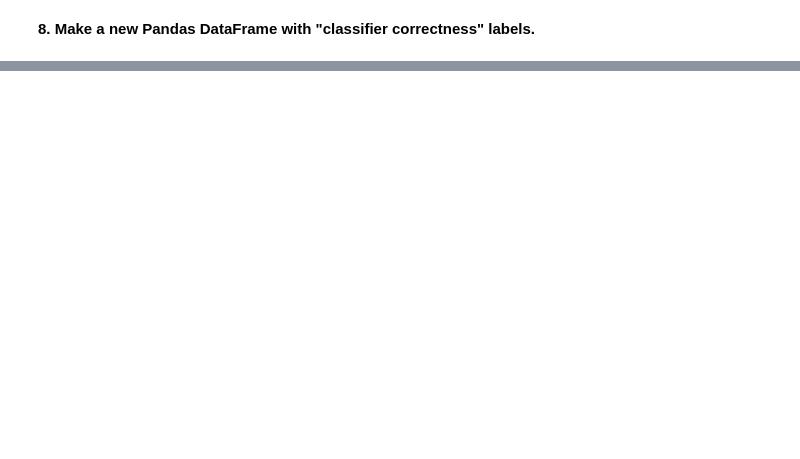
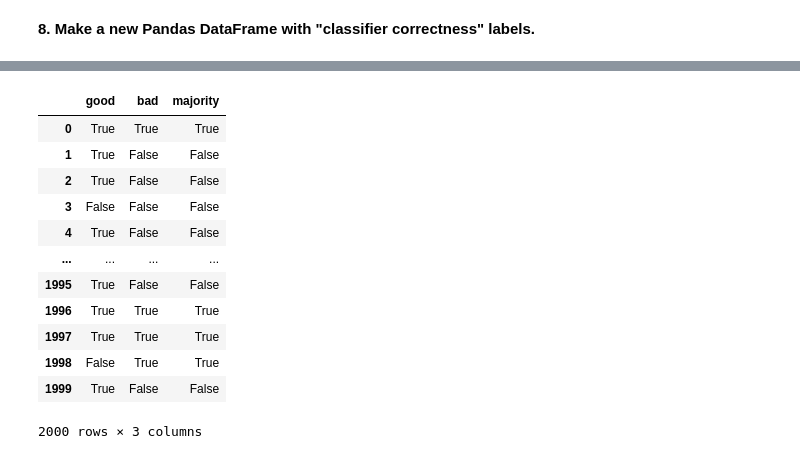
Before and after one commit to JoelScarinius/ML_modeling, a Jupyter notebook: linear_regression_nb.ipynb, the cells around one changed output, grey strips where cells are left out. Saved outputs shown, nothing was run; the diff lists cells and outputs as text; code cells hidden in the pictures; blank space fills up the shorter version.

```diff
--- a/linear_regression_nb.ipynb
+++ b/linear_regression_nb.ipynb
@@ -470,14 +503,15 @@ X = df_sample[
 ]
 
 y = df_sample["sex"]
-model = SVC(C=1.0, gamma=0.0001, kernel="rbf")
 
 X_train, X_test, y_train, y_test = train_test_split(X, y, random_state=111, train_size=0.8)
 
+model = SVC(C=1.0, gamma=0.0001, kernel="rbf")
+
 clf = model.fit(X_train, y_train)
-y_pred = model.predict(X_test)
+y_pred_good = model.predict(X_test)
 
-print(accuracy_score(y_test, y_pred))
+print(accuracy_score(y_test, y_pred_good))
 # %% [output]
 0.5245
 # %% [markdown]
@@ -498,9 +532,9 @@ model = SVC(C=1.0, gamma=0.0001, kernel="rbf")
 X_train, X_test, y_train, y_test = train_test_split(X, y, random_state=111, train_size=0.8)
 
 clf = model.fit(X_train, y_train)
-y_pred = model.predict(X_test)
+y_pred_bad = model.predict(X_test)
 
-print(accuracy_score(y_test, y_pred))
+print(accuracy_score(y_test, y_pred_bad))
 # %% [output]
 0.512
 # %% [markdown]
@@ -571,3 +604,10 @@ pearson  389844  0.030664  [0.03, 0.03]  9.572649e-82  8.707e+76    1.0]
 | 5 | number_of_persons | avg_income | pearson | two-sided | 188495 | 0.013002 | [0.01, 0.02] | 1.649779e-08 | 2.402e+04 | 0.999886 |
 # %% [markdown]
 **8. Make a new Pandas DataFrame with "classifier correctness" labels.**
+# %%
+classifier_correctness = pd.DataFrame(
+    np.transpose([y_pred_good == y_test, y_pred_bad == y_test, y_majority == y_test]),
+    columns=["good", "bad", "majority"],
+)
+classifier_correctness
+# %% [output]
@@ -573,0 +615,13 @@ pearson  389844  0.030664  [0.03, 0.03]  9.572649e-82  8.707e+76    1.0]
+|  | good | bad | majority |
+| 0 | True | True | True |
+| 1 | True | False | False |
+| 2 | True | False | False |
+| 3 | False | False | False |
+| 4 | True | False | False |
+| ... | ... | ... | ... |
+| 1995 | True | False | False |
+| 1996 | True | True | True |
+| 1997 | True | True | True |
+| 1998 | False | True | True |
+| 1999 | True | False | False |
+2000 rows × 3 columns
```
Also changed, not shown: parts of 21 cells of this notebook.
